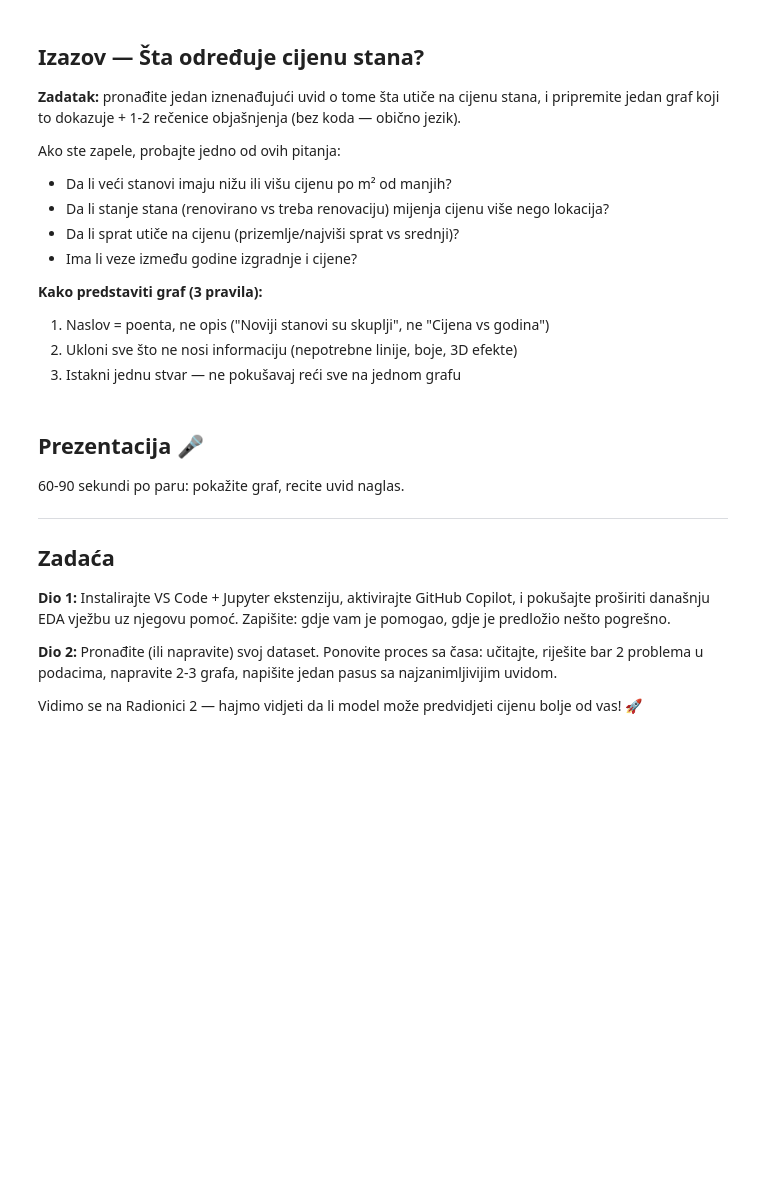
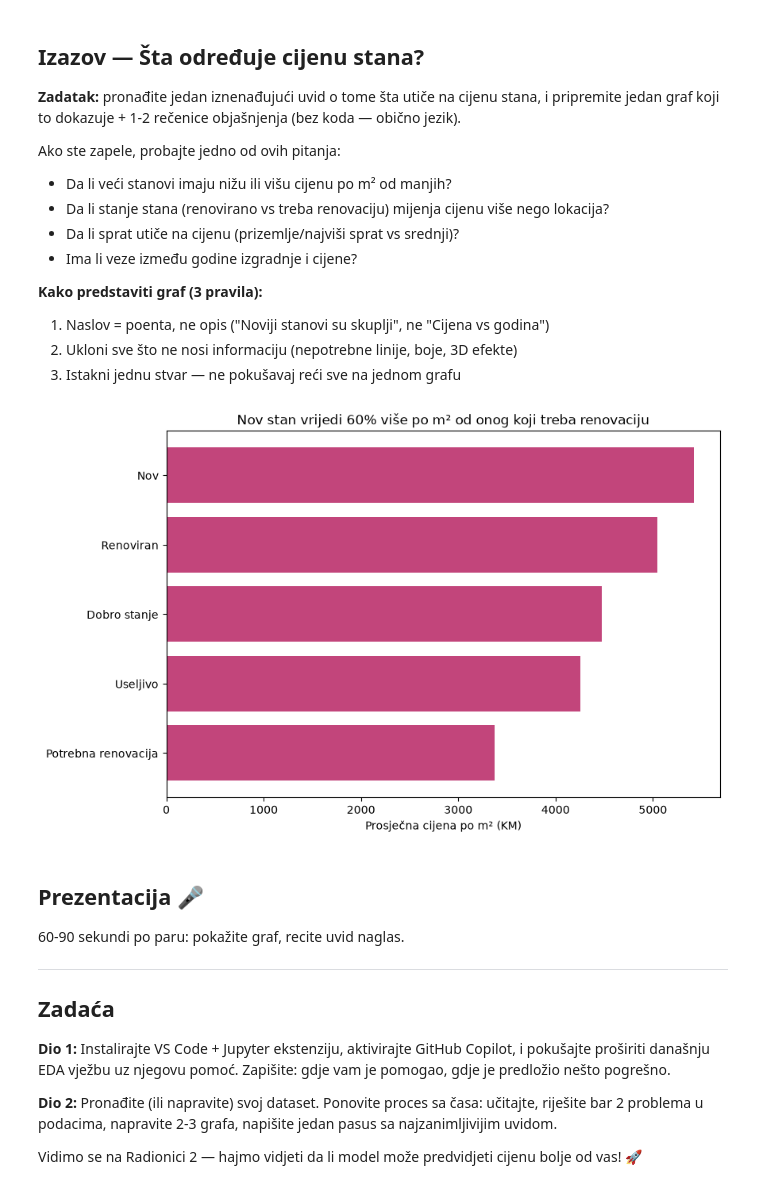
Before and after one commit to asja-b/ailab-ml1, a Jupyter notebook: EDA_tuzla_stanovi.ipynb, the cells around one changed output. Cells and saved outputs as stored; diff of their text form; code cells hidden in the pictures; blank space fills up the shorter version.

```diff
--- a/EDA_tuzla_stanovi.ipynb
+++ b/EDA_tuzla_stanovi.ipynb
@@ -239,9 +410,13 @@ Ako ste zapele, probajte jedno od ovih pitanja:
 # %%
 # TODO: vaš graf ovdje (scatter, boxplot ili heatmap - birajte prema pitanju koje istražujete)
 plt.figure(figsize=(9, 6))
-___
-plt.title(___)  # naslov = poenta!
+red = df_clean.groupby('fizicko_stanje')['cijena_m2'].mean().sort_values()
+plt.barh(red.index, red.values, color="#C2457B")
+plt.title("Nov stan vrijedi 60% više po m² od onog koji treba renovaciju")  # naslov = poenta!
+plt.xlabel("Prosječna cijena po m² (KM)")
 plt.show()
+# %% [output]
+[figure, added]
 # %%
 # Prostor za dodatno istraživanje ako imate vremena
 ___
```
Also changed, not shown: parts of 13 cells of this notebook, 2 other files.
